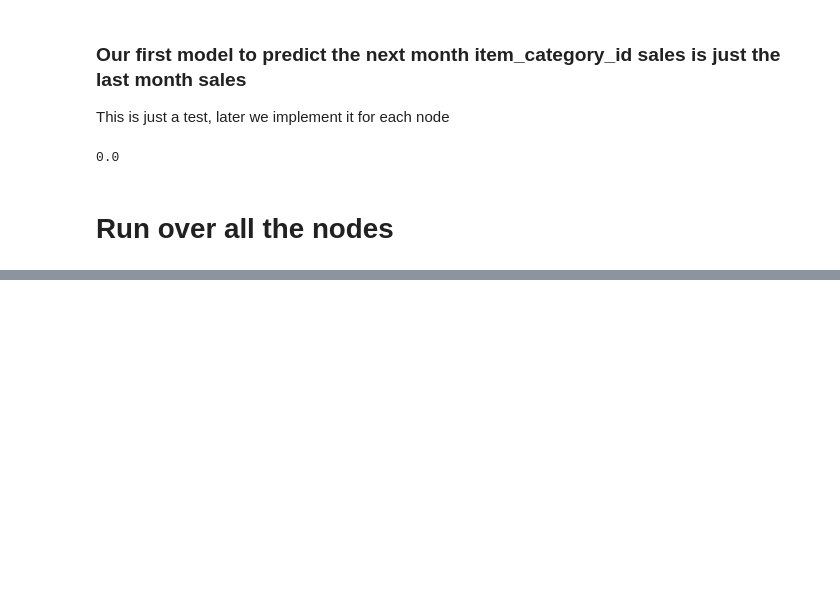
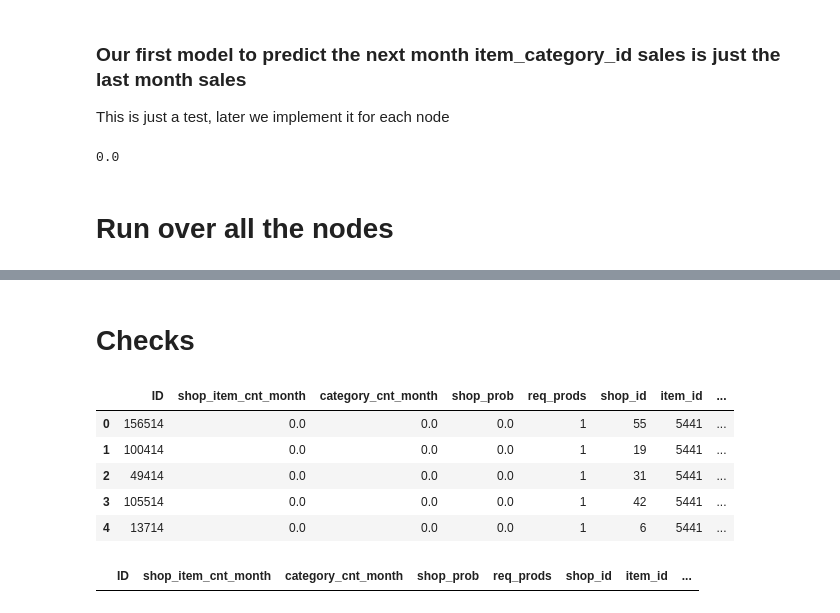
Before and after one commit to data-science-if-usp/kaggle, a Jupyter notebook: boris/Future_Sales_Notebooks/src/Predictions_by_Category.ipynb, the cells around one changed output, grey strips where cells are left out. Cells and saved outputs as stored; diff of their text form; code cells hidden in the pictures; blank space fills up the shorter version.

Commit message:
new nb for predictions by category

```diff
--- a/boris/Future_Sales_Notebooks/src/Predictions_by_Category.ipynb
+++ b/boris/Future_Sales_Notebooks/src/Predictions_by_Category.ipynb
@@ -428,7 +428,10 @@ it_cat_ts['node_tot_cnt'][it_cat_ts.values.shape[0]-1]
 start_time=time.time()
 
 list_of_nodes =[]
-list_of_predictions = []
+list_of_node_predictions = []
+list_of_cat_predictions = []
+list_of_shop_prob = []
+list_of_req_prods = []
 
 status_file = open('status_file_pred_by_cat.txt','w+')
 status_file.write("Dont be patient\n")
@@ -448,9 +451,10 @@ sales_join_cat = sales.join(item, on='item_id', rsuffix='_').join(item_cat, on='
 test_join_cat = test.join(item, on='item_id', rsuffix='_').join(item_cat, on='item_category_id', rsuffix='_').drop(['item_id_', 'item_category_id_', 'item_name', 'item_category_name'], axis=1)
 
 test_join_cat_sort_by_item_category = test_join_cat.sort_values('item_category_id')
-#for node in tqdm_notebook(range(len(test_join_cat_sort_by_item_category))):
 
-for node in tqdm_notebook(range(40)):
+for node in tqdm_notebook(range(len(test_join_cat_sort_by_item_category))):
+
+#for node in tqdm_notebook(range(100)):
 
     #reading the item_category_id
     test_extd_node_id = test_extd_sort_by_item_category.iloc[node,0]
@@ -468,24 +472,24 @@ for node in tqdm_notebook(range(40)):
         #reading the time-series for this category
         it_cat_ts = sales_time_series_catId(test_extd_cate_id,sales_join_cat)
 
-        next_month_prediction_value_item_cat = it_cat_ts['node_tot_cnt'][it_cat_ts.values.shape[0]-1]
+        next_month_prediction_cat = it_cat_ts['node_tot_cnt'][it_cat_ts.values.shape[0]-1]
         #printing time series and prediction
 
         fig, ax = plt.subplots(1, figsize=(10, 5))
         ax.plot(it_cat_ts)
-        fig.suptitle(str(next_month_prediction_value_item_cat) + ' Montlhy sales for item category id ' + str(test_extd_cate_id_aux), fontsize = 14)
+        fig.suptitle(str(next_month_prediction_cat) + ' Montlhy sales for item category id ' + str(test_extd_cate_id_aux), fontsize = 14)
         plt.show()
 
         ############
 
-    total_sales_shop_category, total_sales_category, shop_item_prob, req_prods = shop_probability(test_extd_shop_id, test_extd_item_id, test_extd_cate_id, sales_join_cat, test_join_cat)
+    total_sales_shop_category, total_sales_category, shop_prob, req_prods, shop_item_prob = shop_probability(test_extd_shop_id, test_extd_item_id, test_extd_cate_id, sales_join_cat, test_join_cat)
 
     #print(test_extd_shop_id, test_extd_item_id, test_extd_cate_id, total_sales_shop_category, total_sales_category,
     #      shop_item_prob, req_prods)
 
     #computation of the node probability in the sub-sapace of nodes that belong to the same item category
 
-    node_lstm_prediction = next_month_prediction_value_item_cat*shop_item_prob
+    node_lstm_prediction = next_month_prediction_cat*shop_item_prob
 
     #end of prediction
 
@@ -498,30 +502,39 @@ for node in tqdm_notebook(range(40)):
         node_lstm_prediction = 0
 
     list_of_nodes.append(test_extd_node_id)
-    list_of_predictions.append(node_lstm_prediction)
-
+    list_of_node_predictions.append(node_lstm_prediction)
+    list_of_cat_predictions.append(next_month_prediction_cat)
+    list_of_shop_prob.append(shop_prob)
+    list_of_req_prods.append(req_prods)
 
     if (((node % 10 == 0) and (node < 100)) or (node % 1000 == 0)):
         end_time=time.time()
 
         #status_output = "forecasting for "+ str(node) +"th node and took" + str(end_time-start_time) + "s"
 
-        status_file = open('status_file_LSTM.txt','a')
+        status_file = open('status_file_pred_by_cat_II.txt','a')
 
         status_file.write("Node "+ str(node) +" took " + str(end_time-start_time) + " s with ")
-        status_file.write("LSTM Prediction: "+ str(next_month_prediction_value_item_cat) + " x " + str(shop_item_prob) + " = "+  str(node_lstm_prediction) + "\n")
+        status_file.write("LSTM Prediction: "+ str(next_month_prediction_cat) + " x " + str(shop_item_prob) + " = "+  str(node_lstm_prediction) + "\n")
 
         status_file.close()
 
         #print()
         start_time=end_time
 
-#total submission file
 
-dfsubmission = pd.DataFrame({"ID":list_of_nodes,"item_cnt_month":list_of_predictions},
+#check df
+dfchecks = pd.DataFrame({"ID":list_of_nodes,"shop_item_cnt_month":list_of_node_predictions,
+                         "category_cnt_month":list_of_cat_predictions,
+                         "shop_prob":list_of_shop_prob,
+                         "req_prods":list_of_req_prods, },
+                          columns=["ID","shop_item_cnt_month","category_cnt_month","shop_prob","req_prods"])
+
+#submission file
+dfsubmission = pd.DataFrame({"ID":list_of_nodes,"item_cnt_month":list_of_node_predictions},
                             columns=["ID","item_cnt_month"])
 
 dfsubmission =dfsubmission.sort_values('ID')
 
-dfsubmission.to_csv('submission_file_LSTM_normalized_True_ShopId_CategoryId_Pred.csv',index=False)
+dfsubmission.to_csv('submission_file_by_CategoryId_times_Prob_II.csv',index=False)
 # %% [output]
@@ -541,0 +547,17 @@ Time taken: 0:00:00.458116
+# %% [markdown]
+# Checks
+# %%
+dfchecks1 = dfchecks.join(test, on='ID', rsuffix='_').drop(['ID_'],axis=1)
+dfchecks2 = dfchecks1.join(item, on='item_id',rsuffix='_').drop(['item_name','item_id_'],axis=1)
+dfchecks2.head()
+# %% [output]
+|  | ID | shop_item_cnt_month | category_cnt_month | shop_prob | req_prods | shop_id | item_id | ... |
+| 0 | 156514 | 0.0 | 0.0 | 0.0 | 1 | 55 | 5441 | ... |
+| 1 | 100414 | 0.0 | 0.0 | 0.0 | 1 | 19 | 5441 | ... |
+| 2 | 49414 | 0.0 | 0.0 | 0.0 | 1 | 31 | 5441 | ... |
+| 3 | 105514 | 0.0 | 0.0 | 0.0 | 1 | 42 | 5441 | ... |
+| 4 | 13714 | 0.0 | 0.0 | 0.0 | 1 | 6 | 5441 | ... |
+# %%
+dfchecks2[(dfchecks2.item_category_id == 3) & (dfchecks2.shop_id == 18)].head()
+# %% [output]
+|  | ID | shop_item_cnt_month | category_cnt_month | shop_prob | req_prods | shop_id | item_id | ... |
```
Also changed, not shown: parts of 7 cells of this notebook, 3 other files.
